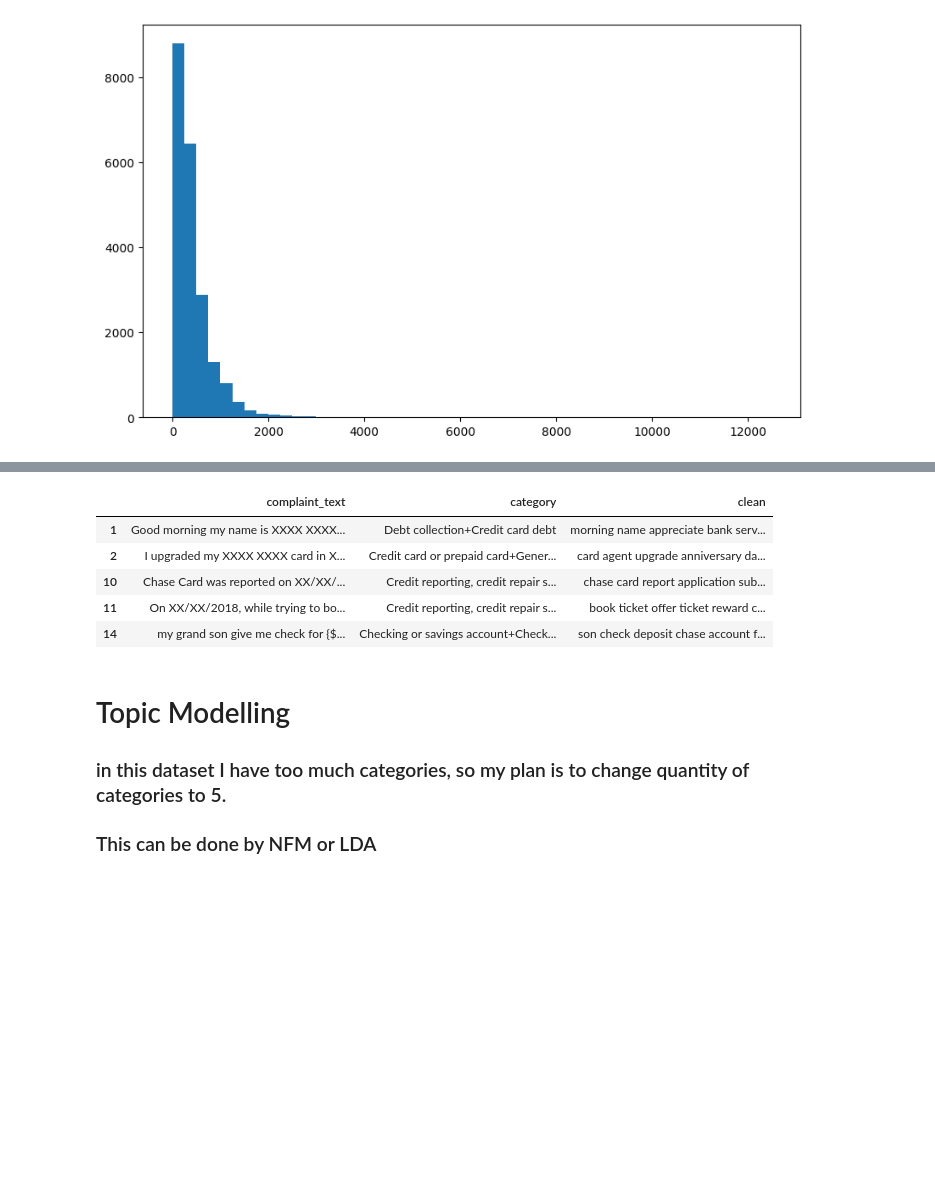
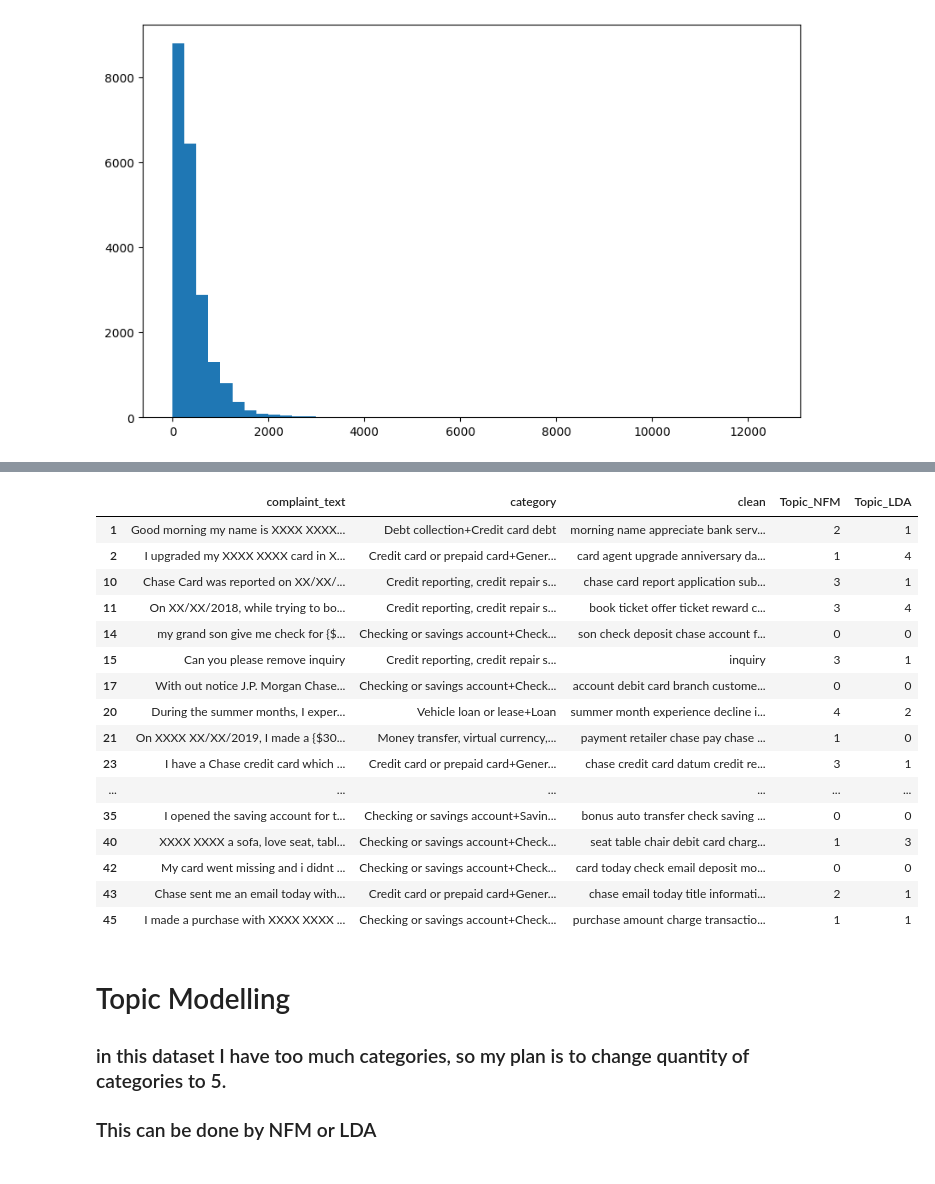
Before and after one commit to mosinsky/Multiclass_Classification, a Jupyter notebook: model.ipynb, the cells around one changed output, grey strips where cells are left out. Saved outputs shown, nothing was run; the diff lists cells and outputs as text; code cells hidden in the pictures; blank space fills up the shorter version.

```diff
--- a/model.ipynb
+++ b/model.ipynb
@@ -201,12 +234,23 @@ plt.hist(doc_lens, bins = 50)
 # %%
-data.head()
+data.head(20)
 # %% [output]
-|  | complaint_text | category | clean |
-| 1 | Good morning my name is XXXX XXXX... | Debt collection+Credit card debt | morning name appreciate bank serv... |
-| 2 | I upgraded my XXXX XXXX card in X... | Credit card or prepaid card+Gener... | card agent upgrade anniversary da... |
-| 10 | Chase Card was reported on XX/XX/... | Credit reporting, credit repair s... | chase card report application sub... |
-| 11 | On XX/XX/2018, while trying to bo... | Credit reporting, credit repair s... | book ticket offer ticket reward c... |
-| 14 | my grand son give me check for {$... | Checking or savings account+Check... | son check deposit chase account f... |
+|  | complaint_text | category | clean | Topic_NFM | Topic_LDA |
+| 1 | Good morning my name is XXXX XXXX... | Debt collection+Credit card debt | morning name appreciate bank serv... | 2 | 1 |
+| 2 | I upgraded my XXXX XXXX card in X... | Credit card or prepaid card+Gener... | card agent upgrade anniversary da... | 1 | 4 |
+| 10 | Chase Card was reported on XX/XX/... | Credit reporting, credit repair s... | chase card report application sub... | 3 | 1 |
+| 11 | On XX/XX/2018, while trying to bo... | Credit reporting, credit repair s... | book ticket offer ticket reward c... | 3 | 4 |
+| 14 | my grand son give me check for {$... | Checking or savings account+Check... | son check deposit chase account f... | 0 | 0 |
+| 15 | Can you please remove inquiry | Credit reporting, credit repair s... | inquiry | 3 | 1 |
+| 17 | With out notice J.P. Morgan Chase... | Checking or savings account+Check... | account debit card branch custome... | 0 | 0 |
+| 20 | During the summer months, I exper... | Vehicle loan or lease+Loan | summer month experience decline i... | 4 | 2 |
+| 21 | On XXXX XX/XX/2019, I made a {$30... | Money transfer, virtual currency,... | payment retailer chase pay chase ... | 1 | 0 |
+| 23 | I have a Chase credit card which ... | Credit card or prepaid card+Gener... | chase credit card datum credit re... | 3 | 1 |
+| ... | ... | ... | ... | ... | ... |
+| 35 | I opened the saving account for t... | Checking or savings account+Savin... | bonus auto transfer check saving ... | 0 | 0 |
+| 40 | XXXX XXXX a sofa, love seat, tabl... | Checking or savings account+Check... | seat table chair debit card charg... | 1 | 3 |
+| 42 | My card went missing and i didnt ... | Checking or savings account+Check... | card today check email deposit mo... | 0 | 0 |
+| 43 | Chase sent me an email today with... | Credit card or prepaid card+Gener... | chase email today title informati... | 2 | 1 |
+| 45 | I made a purchase with XXXX XXXX ... | Checking or savings account+Check... | purchase amount charge transactio... | 1 | 1 |
 # %% [markdown]
 # Topic Modelling
 ### in this dataset I have too much categories, so my plan is to change quantity of categories to 5.
```
Also changed, not shown: parts of 4 cells of this notebook.
